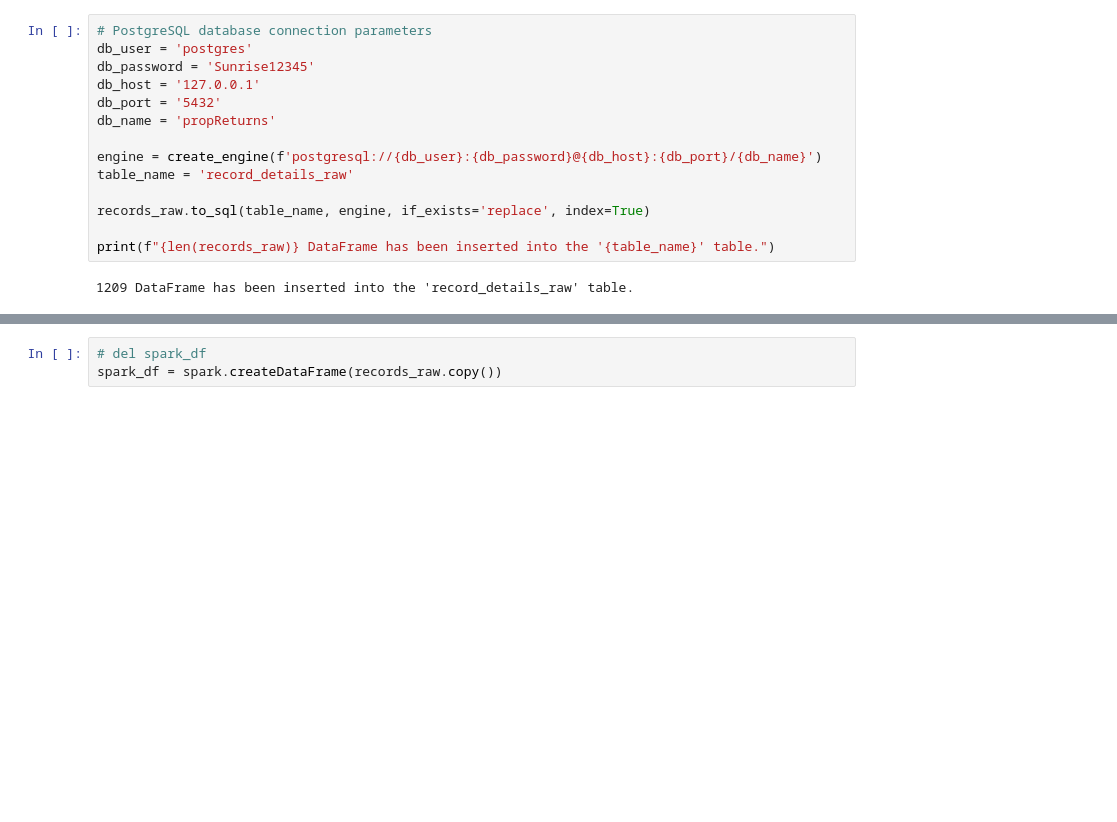
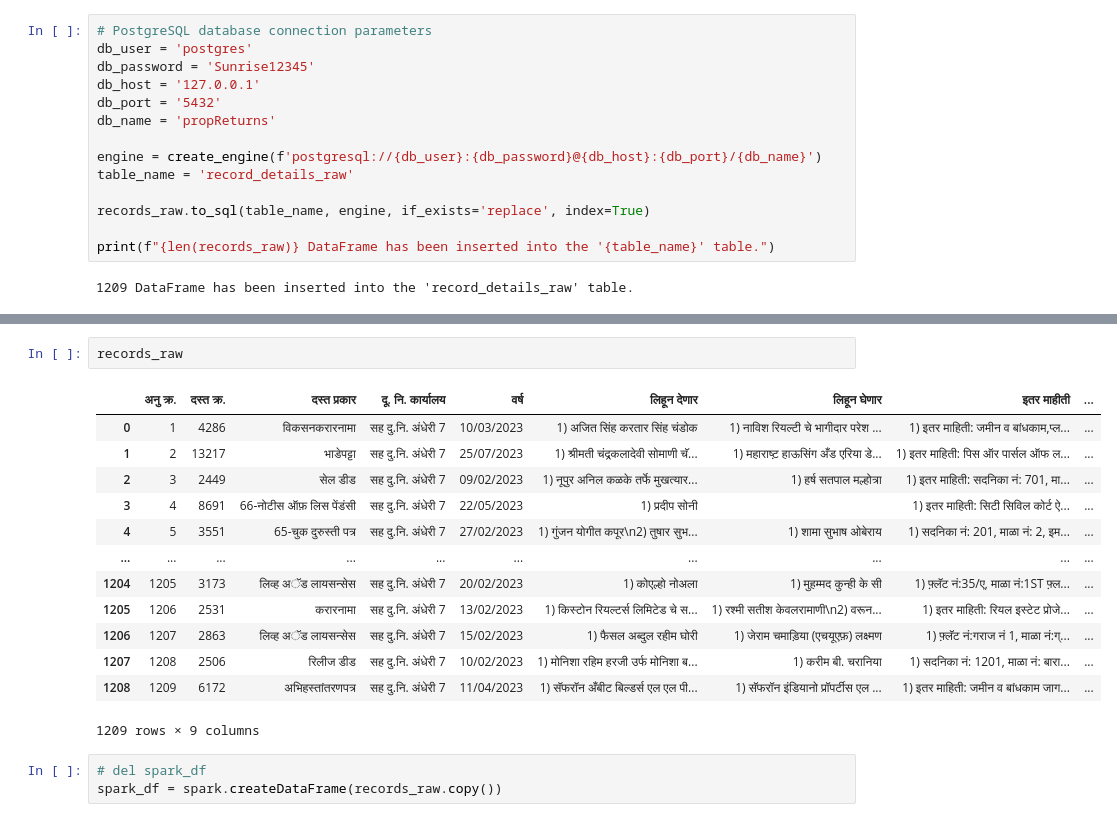
Before and after one commit to AyushBajpayee/Mumbai_Real_Estate_Data, a Jupyter notebook: playground.ipynb, the cells around one changed output, grey strips where cells are left out. Drawn from its saved outputs; the diff is of its cells as text; blank space fills up the shorter version.

```diff
--- a/playground.ipynb
+++ b/playground.ipynb
@@ -175,6 +186,22 @@ spark.conf.set("spark.sql.execution.arrow.enabled", "true")
 spark
 # %% [output]
 <pyspark.sql.session.SparkSession at 0x...>
+# %%
+records_raw
+# %% [output]
+|  | अनु क्र. | दस्त क्र. | दस्त प्रकार | दू. नि. कार्यालय | वर्ष | लिहून देणार | लिहून घेणार | इतर माहीती | ... |
+| 0 | 1 | 4286 | विकसनकरारनामा | सह दु.नि. अंधेरी 7 | 10/03/2023 | 1) अजित सिंह करतार सिंह चंडोक | 1) नाविश रियल्टी चे भागीदार परेश ... | 1) इतर माहिती: जमीन व बांधकाम,प्ल... | ... |
+| 1 | 2 | 13217 | भाडेपट्टा | सह दु.नि. अंधेरी 7 | 25/07/2023 | 1) श्रीमती चंद्रकलादेवी सोमाणी चॅ... | 1) महाराष्ट़ हाऊसिंग अँड एरिया डे... | 1) इतर माहिती: पिस ऑर पार्सल ऑफ ल... | ... |
+| 2 | 3 | 2449 | सेल डीड | सह दु.नि. अंधेरी 7 | 09/02/2023 | 1) नूपुर अनिल कळके तर्फे मुखत्यार... | 1) हर्ष सतपाल मल्होत्रा | 1) इतर माहिती: सदनिका नं: 701, मा... | ... |
+| 3 | 4 | 8691 | 66-नोटीस ऑफ़ लिस पेंडंसी | सह दु.नि. अंधेरी 7 | 22/05/2023 | 1) प्रदीप सोनी |  | 1) इतर माहिती: सिटी सिविल कोर्ट ऐ... | ... |
+| 4 | 5 | 3551 | 65-चुक दुरुस्ती पत्र | सह दु.नि. अंधेरी 7 | 27/02/2023 | 1) गुंजन योगीत कपूर\n2) तुषार सुभ... | 1) शामा सुभाष ओबेराय | 1) सदनिका नं: 201, माळा नं: 2, इम... | ... |
+| ... | ... | ... | ... | ... | ... | ... | ... | ... | ... |
+| 1204 | 1205 | 3173 | लिव्ह अॅड लायसन्सेस | सह दु.नि. अंधेरी 7 | 20/02/2023 | 1) कोएल्हो नोअला | 1) मुहम्मद कुन्ही के सी | 1) फ़्लॅट नं:35/ए, माळा नं:1ST फ़्ल... | ... |
+| 1205 | 1206 | 2531 | करारनामा | सह दु.नि. अंधेरी 7 | 13/02/2023 | 1) किस्टोन रियल्टर्स लिमिटेड चे स... | 1) रश्मी सतीश केवलरामाणी\n2) वरून... | 1) इतर माहिती: रियल इस्टेट प्रोजे... | ... |
+| 1206 | 1207 | 2863 | लिव्ह अॅड लायसन्सेस | सह दु.नि. अंधेरी 7 | 15/02/2023 | 1) फैसल अब्दुल रहीम घोरी | 1) जेराम चमाड़िया (एचयूएफ़) लक्ष्मण | 1) फ़्लॅट नं:गराज नं 1, माळा नं:ग्... | ... |
+| 1207 | 1208 | 2506 | रिलीज डीड | सह दु.नि. अंधेरी 7 | 10/02/2023 | 1) मोनिशा रहिम हरजी उर्फ मोनिशा ब... | 1) करीम बी. चरानिया | 1) सदनिका नं: 1201, माळा नं: बारा... | ... |
+| 1208 | 1209 | 6172 | अभिहस्तांतरणपत्र | सह दु.नि. अंधेरी 7 | 11/04/2023 | 1) सॅफरॉन अँबीट बिल्डर्स एल एल पी... | 1) सॅफरॉन इंडियानो प्रॉपर्टीस एल ... | 1) इतर माहिती: जमीन व बांधकाम जाग... | ... |
+1209 rows × 9 columns
 # %%
 # del spark_df
 spark_df = spark.createDataFrame(records_raw.copy())
```
Also changed, not shown: parts of 12 cells of this notebook, 4 other files.
